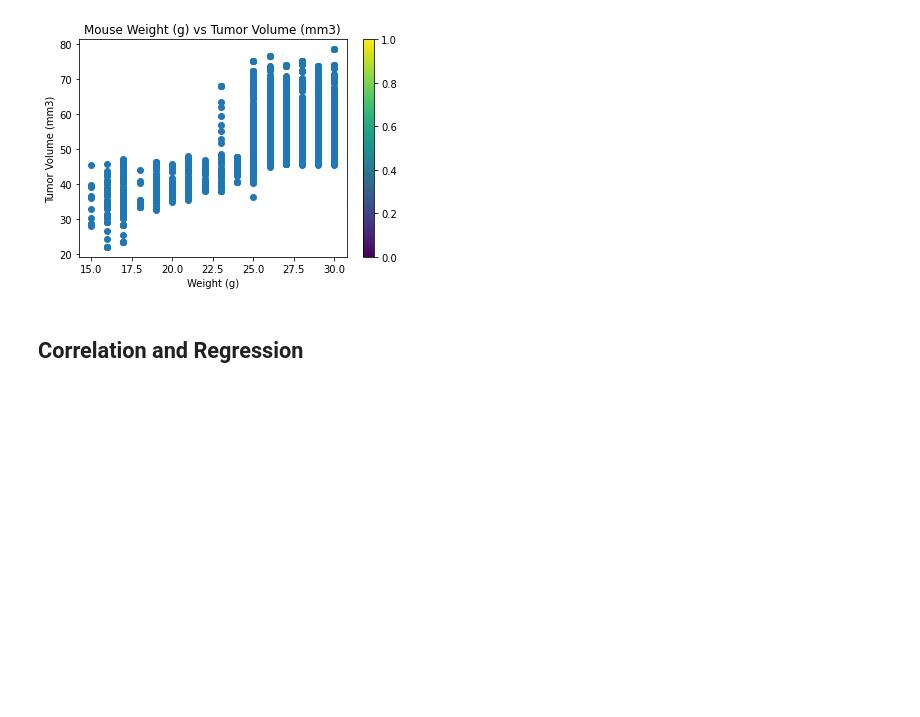
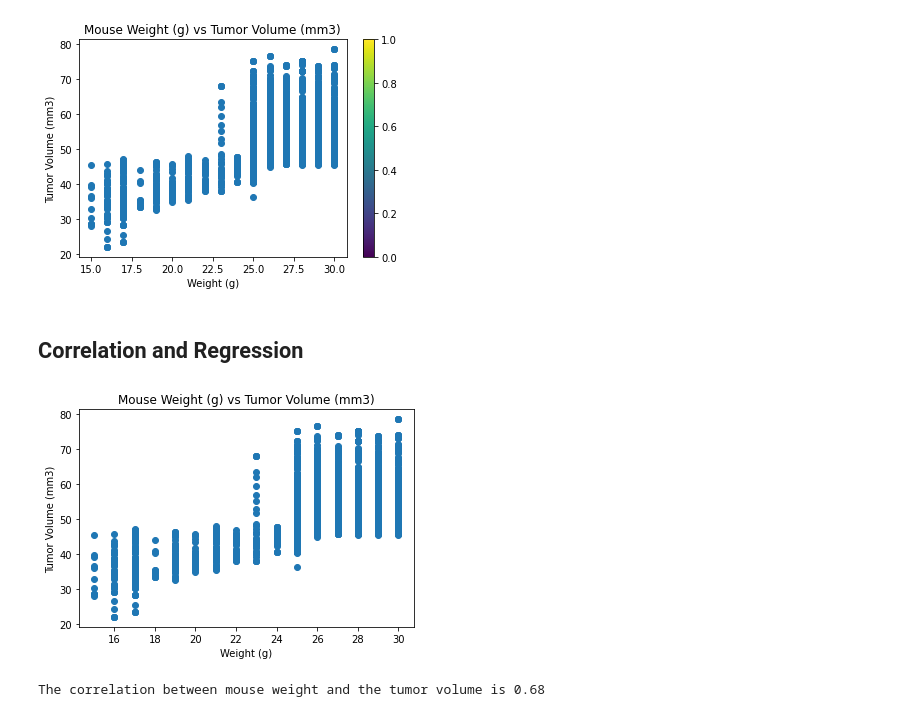
Before and after one commit to aidixon/matplotlib-challenge, a Jupyter notebook: Pymaceuticals/pymaceuticals_starter.ipynb, the cells around one changed output. Drawn from its saved outputs; the diff is of its cells as text; code cells hidden in the pictures; blank space fills up the shorter version.

Commit message:
Determined the correlation

```diff
--- a/Pymaceuticals/pymaceuticals_starter.ipynb
+++ b/Pymaceuticals/pymaceuticals_starter.ipynb
@@ -390,3 +390,17 @@ plt.show()
 # %%
 # Calculate the correlation coefficient and linear regression model
 # for mouse weight and average tumor volume for the Capomulin regimen
+plt.scatter(new_table_df.iloc[:,7],new_table_df.iloc[:,2])
+plt.xlabel("Weight (g)")
+plt.ylabel("Tumor Volume (mm3)")
+plt.title("Mouse Weight (g) vs Tumor Volume (mm3)")
+plt.show()
+# %% [output]
+[figure, added]
+# %%
+weight=new_table_df.iloc[:,7]
+tumor=new_table_df.iloc[:,2]
+correlation = st.pearsonr(weight,tumor)
+print(f"The correlation between mouse weight and the tumor volume is {round(correlation[0],2)}")
+# %% [output]
+The correlation between mouse weight and the tumor volume is 0.68
```
